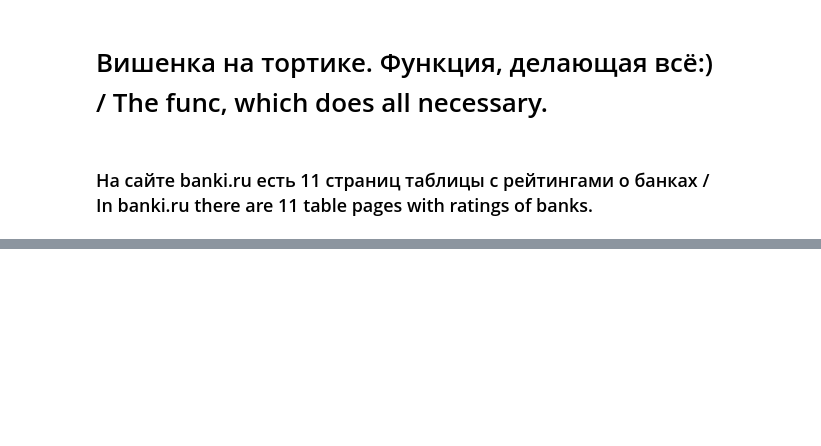
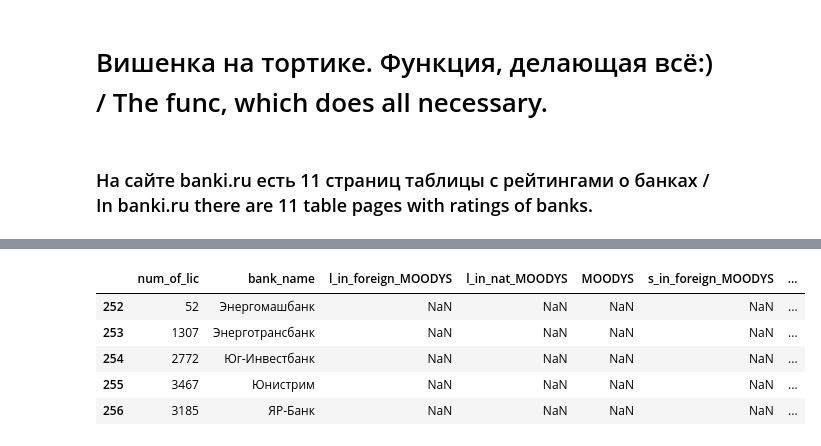
Before and after one commit to kotikkonstantin/bankiru, a Jupyter notebook: bankiru_parsing.ipynb, the cells around one changed output, grey strips where cells are left out. Saved outputs shown, nothing was run; the diff lists cells and outputs as text; code cells hidden in the pictures; blank space fills up the shorter version.

```diff
--- a/bankiru_parsing.ipynb
+++ b/bankiru_parsing.ipynb
@@ -506,0 +655,9 @@ data.to_csv("bank_ratings.csv",index=False)
+# %%
+data.tail()
+# %% [output]
+|  | num_of_lic | bank_name | l_in_foreign_MOODYS | l_in_nat_MOODYS | MOODYS | s_in_foreign_MOODYS | ... |
+| 252 | 52 | Энергомашбанк | NaN | NaN | NaN | NaN | ... |
+| 253 | 1307 | Энерготрансбанк | NaN | NaN | NaN | NaN | ... |
+| 254 | 2772 | Юг-Инвестбанк | NaN | NaN | NaN | NaN | ... |
+| 255 | 3467 | Юнистрим | NaN | NaN | NaN | NaN | ... |
+| 256 | 3185 | ЯР-Банк | NaN | NaN | NaN | NaN | ... |
```
Also changed, not shown: parts of 32 cells of this notebook, 3 other files.
